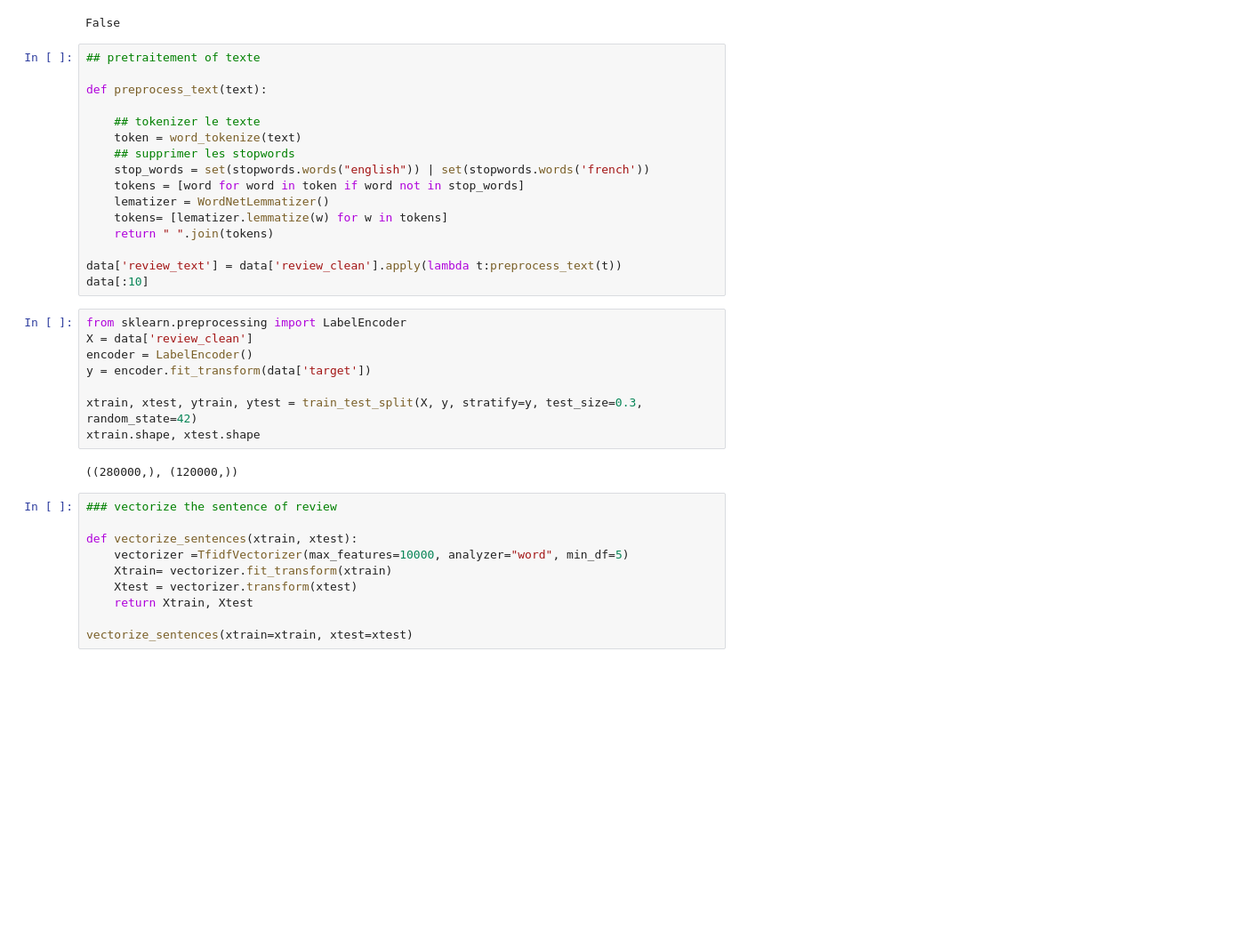
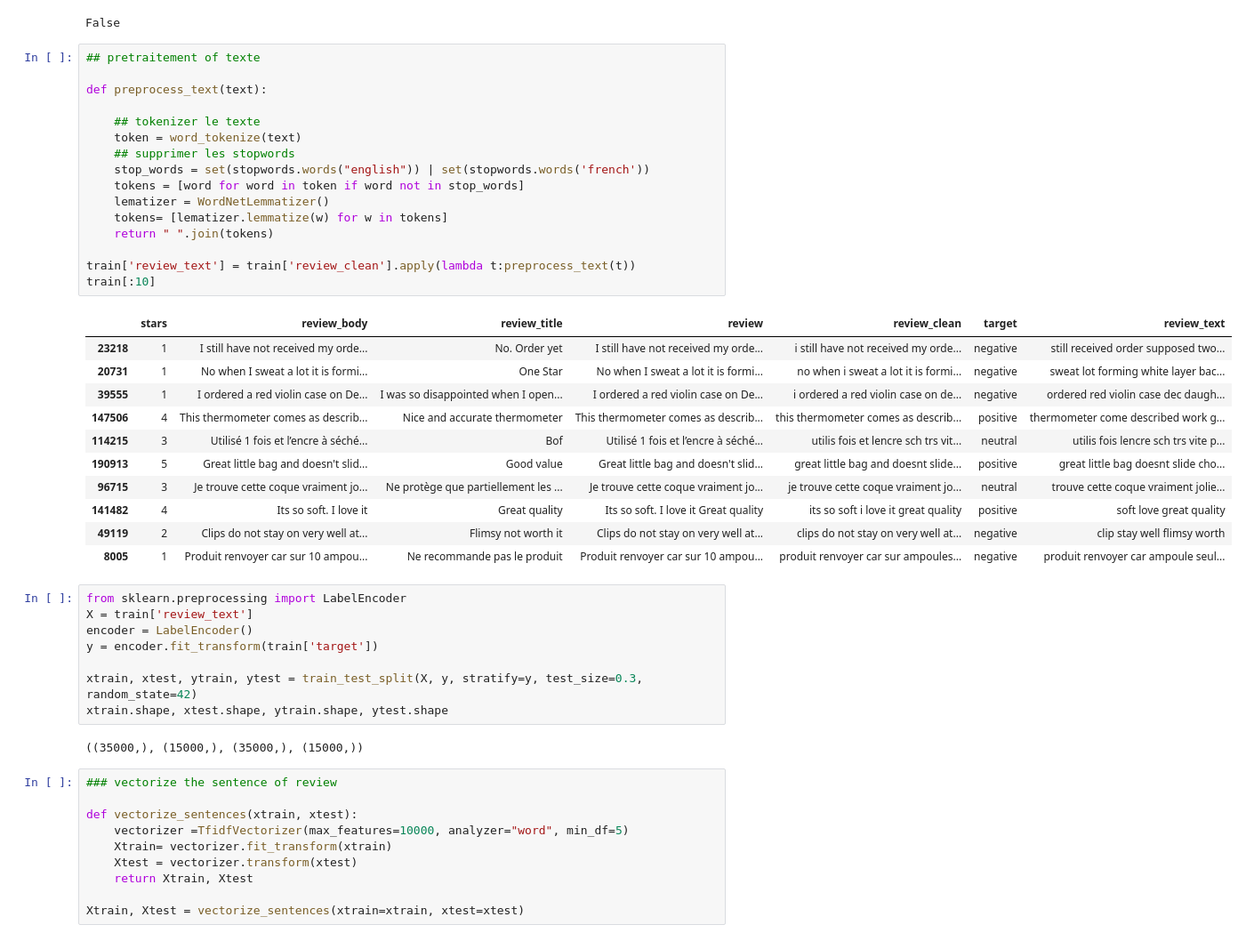
Before and after one commit to dona-eric/customer-satisfaction-analysis, a Jupyter notebook: Analyse/analyse_version1.ipynb, the cells around one changed output. Shown at 89% size. Saved outputs shown, nothing was run; the diff lists cells and outputs as text; blank space fills up the shorter version.

```diff
--- a/Analyse/analyse_version1.ipynb
+++ b/Analyse/analyse_version1.ipynb
@@ -314,29 +300,41 @@ False
 # %%
 ## pretraitement of texte
 
 def preprocess_text(text):
 
     ## tokenizer le texte
     token = word_tokenize(text)
     ## supprimer les stopwords
     stop_words = set(stopwords.words("english")) | set(stopwords.words('french'))
     tokens = [word for word in token if word not in stop_words]
     lematizer = WordNetLemmatizer()
     tokens= [lematizer.lemmatize(w) for w in tokens]
     return " ".join(tokens)
 
-data['review_text'] = data['review_clean'].apply(lambda t:preprocess_text(t))
-data[:10]
+train['review_text'] = train['review_clean'].apply(lambda t:preprocess_text(t))
+train[:10]
+# %% [output]
+|  | stars | review_body | review_title | review | review_clean | target | review_text |
+| 23218 | 1 | I still have not received my orde... | No. Order yet | I still have not received my orde... | i still have not received my orde... | negative | still received order supposed two... |
+| 20731 | 1 | No when I sweat a lot it is formi... | One Star | No when I sweat a lot it is formi... | no when i sweat a lot it is formi... | negative | sweat lot forming white layer bac... |
+| 39555 | 1 | I ordered a red violin case on De... | I was so disappointed when I open... | I ordered a red violin case on De... | i ordered a red violin case on de... | negative | ordered red violin case dec daugh... |
+| 147506 | 4 | This thermometer comes as describ... | Nice and accurate thermometer | This thermometer comes as describ... | this thermometer comes as describ... | positive | thermometer come described work g... |
+| 114215 | 3 | Utilisé 1 fois et l’encre à séché... | Bof | Utilisé 1 fois et l’encre à séché... | utilis fois et lencre sch trs vit... | neutral | utilis fois lencre sch trs vite p... |
+| 190913 | 5 | Great little bag and doesn't slid... | Good value | Great little bag and doesn't slid... | great little bag and doesnt slide... | positive | great little bag doesnt slide cho... |
+| 96715 | 3 | Je trouve cette coque vraiment jo... | Ne protège que partiellement les ... | Je trouve cette coque vraiment jo... | je trouve cette coque vraiment jo... | neutral | trouve cette coque vraiment jolie... |
+| 141482 | 4 | Its so soft. I love it | Great quality | Its so soft. I love it Great quality | its so soft i love it great quality | positive | soft love great quality |
+| 49119 | 2 | Clips do not stay on very well at... | Flimsy not worth it | Clips do not stay on very well at... | clips do not stay on very well at... | negative | clip stay well flimsy worth |
+| 8005 | 1 | Produit renvoyer car sur 10 ampou... | Ne recommande pas le produit | Produit renvoyer car sur 10 ampou... | produit renvoyer car sur ampoules... | negative | produit renvoyer car ampoule seul... |
 # %%
 from sklearn.preprocessing import LabelEncoder
-X = data['review_clean']
+X = train['review_text']
 encoder = LabelEncoder()
-y = encoder.fit_transform(data['target'])
+y = encoder.fit_transform(train['target'])
 
 xtrain, xtest, ytrain, ytest = train_test_split(X, y, stratify=y, test_size=0.3, random_state=42)
-xtrain.shape, xtest.shape
+xtrain.shape, xtest.shape, ytrain.shape, ytest.shape
 # %% [output]
-((280000,), (120000,))
+((35000,), (15000,), (35000,), (15000,))
 # %%
 ### vectorize the sentence of review
 
@@ -346,4 +344,4 @@ def vectorize_sentences(xtrain, xtest):
     Xtest = vectorizer.transform(xtest)
     return Xtrain, Xtest
 
-vectorize_sentences(xtrain=xtrain, xtest=xtest)
+Xtrain, Xtest = vectorize_sentences(xtrain=xtrain, xtest=xtest)
```
Also changed, not shown: parts of 18 cells of this notebook, 15 other files.
